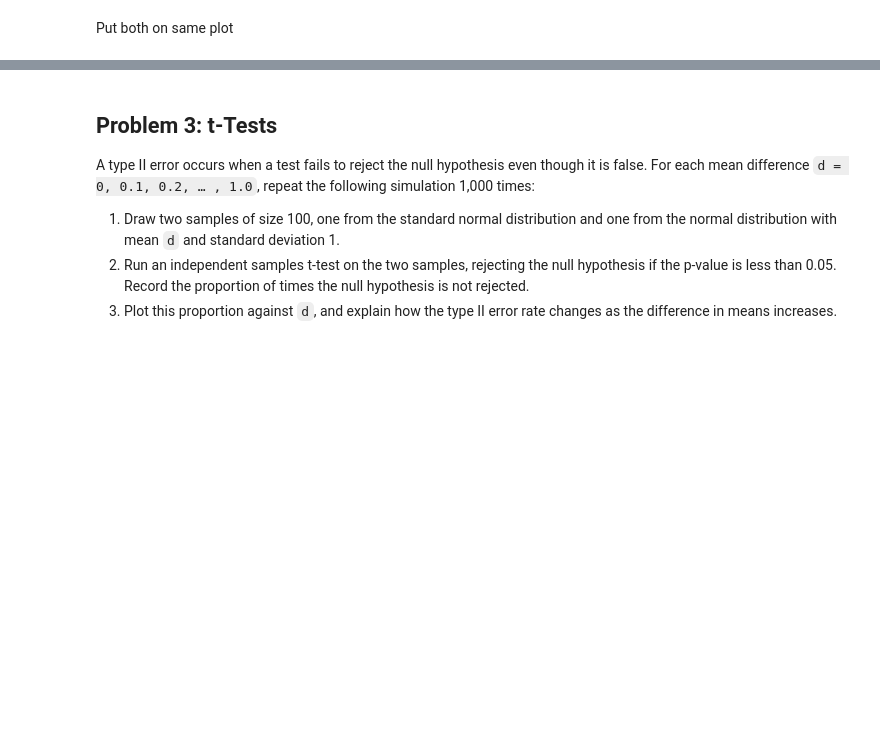
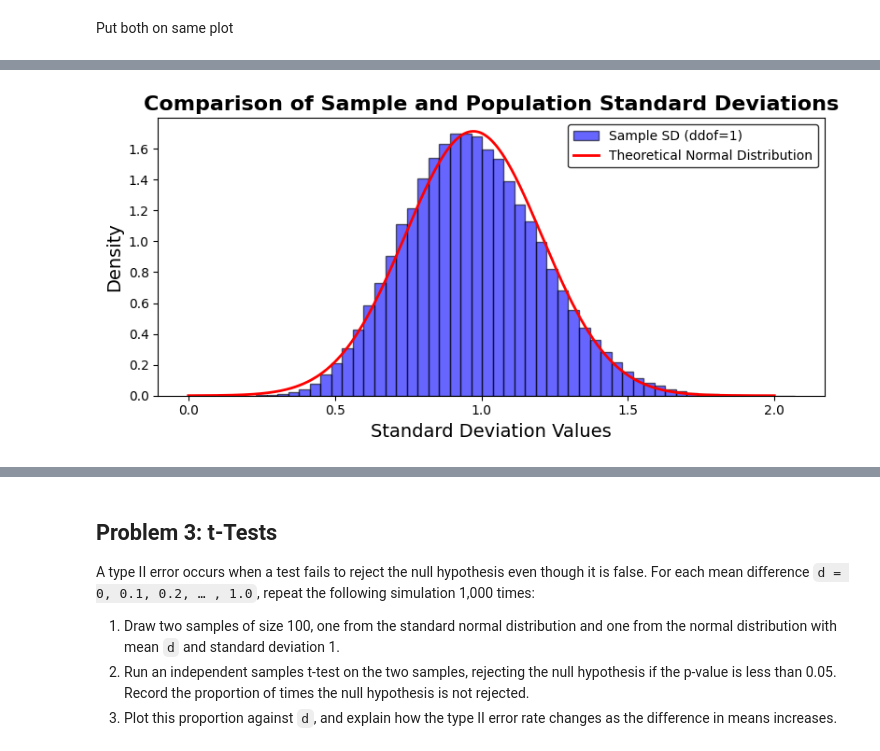
Before and after one commit to holmstead/applied_statistics, a Jupyter notebook: problems.ipynb, the cells around one changed output, grey strips where cells are left out. Saved outputs shown, nothing was run; the diff lists cells and outputs as text; code cells hidden in the pictures; blank space fills up the shorter version.

```diff
--- a/problems.ipynb
+++ b/problems.ipynb
@@ -398,0 +402,54 @@ plt.tight_layout()
+# %%
+# This function is from Ians notebook 'normal-distribution.ipynb' this calculates the PDF of a normal (Gaussian) distribution.
+def f(x, mu=0.0, sigma=1.0):
+  # The normalisation constant.
+  norm = 1.0 / np.sqrt(2.0 * np.pi * sigma**2)
+
+  # f(x)
+  return norm * np.exp(-(x - mu)**2 / (2.0 * sigma**2))
+
+# Define number of samples to generate
+n_samples = 100000
+sample_size = 10
+
+# Create a Generator instance, for random numbers
+rng = np.random.default_rng()
+
+# Generate samples from the standard normal distribution using the Generator instance
+samples = rng.normal(loc=0.0, scale=1.0, size=(n_samples, sample_size))
+
+# Calculate sample standard deviations (ddof=1)
+sample_sd = np.std(samples, axis=1, ddof=1)
+
+# Create a figure and axis for the plot
+fig, ax = plt.subplots(figsize=(8, 4))
+
+# Plot histogram for sample standard deviations with normalisation using Density=True.
+ax.hist(sample_sd, bins=50, alpha=0.6, label='Sample SD (ddof=1)', color='blue', edgecolor='black', density=True)
+
+# Add titles and labels.
+ax.set_title('Comparison of Sample and Population Standard Deviations', fontsize=16, fontweight='bold')
+ax.set_xlabel('Standard Deviation Values', fontsize=14)
+ax.set_ylabel('Density', fontsize=14)
+
+# Define the theoretical normal distribution for the sample standard deviations.
+mu = np.mean(sample_sd)  # Mean of the sample SD
+sigma = np.std(sample_sd, ddof=1) / np.sqrt(n_samples)  # Standard error of the sample SD
+
+# Create an x range for the theoretical curve.
+x = np.linspace(0, 2, 1000)
+
+# Get y values.
+y = f(x, mu=np.mean(sample_sd), sigma = np.std(sample_sd, ddof=1))
+
+# Plot the theoretical curve.
+ax.plot(x, y, 'r-', label='Theoretical Normal Distribution', linewidth=2)
+
+# Add legend.
+ax.legend(frameon=True, facecolor='white', edgecolor='black')
+
+# Display the plot.
+plt.tight_layout()
+plt.show()
+# %% [output]
+[figure, added]
```
Also changed, not shown: parts of 38 cells of this notebook.
